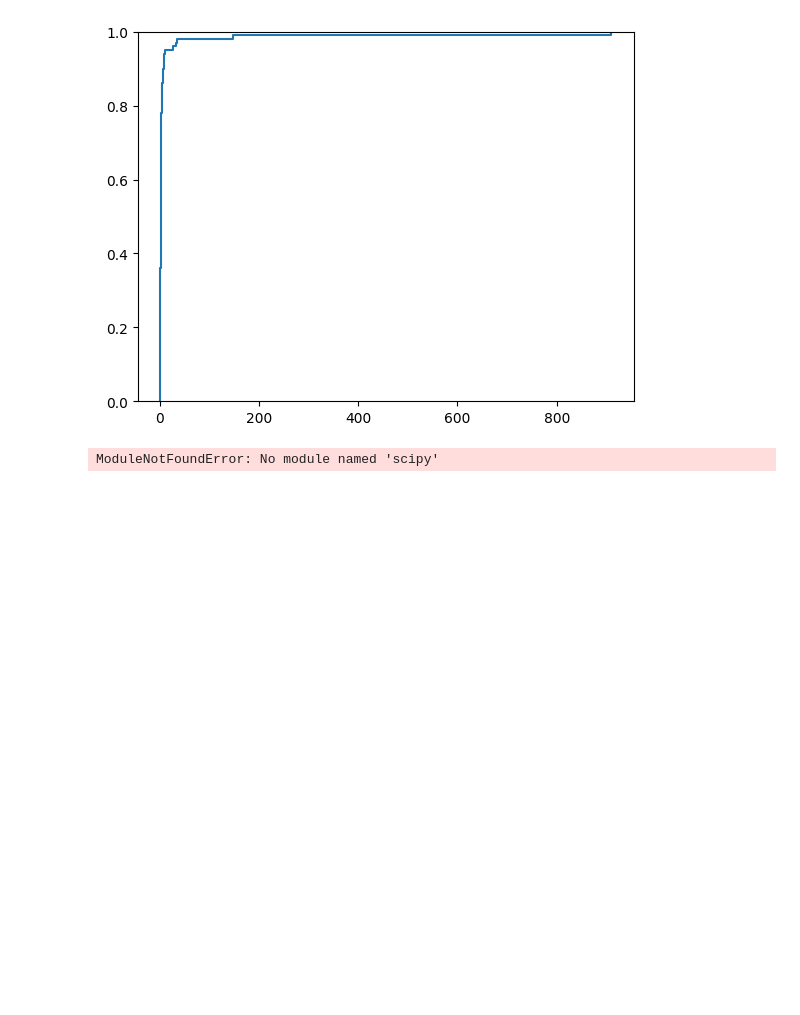
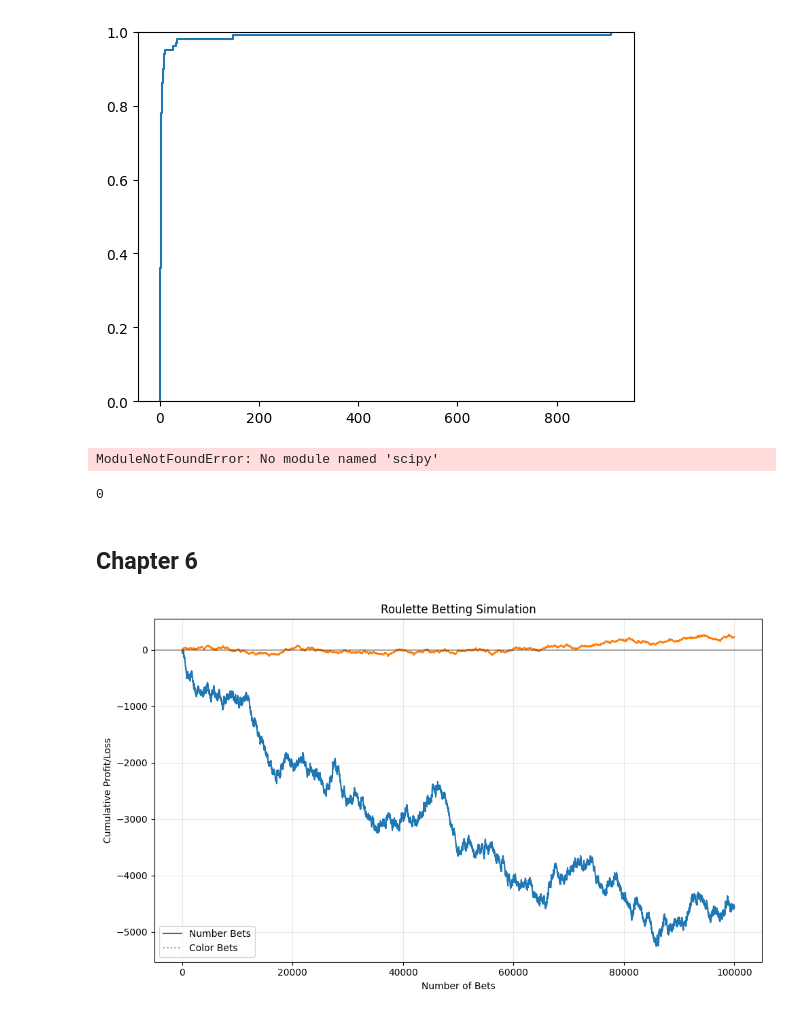
Before and after one commit to kevinhav/DATA605_discussion, a Jupyter notebook: week_5.ipynb, the cells around one changed output. Saved outputs shown, nothing was run; the diff lists cells and outputs as text; code cells hidden in the pictures; blank space fills up the shorter version.

Commit message:
added roulette function

```diff
--- a/week_5.ipynb
+++ b/week_5.ipynb
@@ -591,0 +598,4 @@ ModuleNotFoundError: No module named 'scipy'
+# %%
+print(r)
+# %% [output]
+0
@@ -591,0 +604,65 @@ ModuleNotFoundError: No module named 'scipy'
+# %% [markdown]
+## Chapter 6
+# %%
+# Exercise 4
+
+import random
+import matplotlib.pyplot as plt
+import numpy as np
+
+
+def roulette(n, payout=36):
+    bet = 1
+    num_net = payout - bet  # value of winning on the number
+    color_net = 2 - bet  # color bets pay 1:1 (double your money)
+
+    number_bets = []
+    color_bets = []
+
+    for _ in range(n):
+        number_bet = random.randint(1, 38)  # The bettor's number bet
+        color_bet = random.randint(
+            0, 1
+        )  # The bettor's color bet (0 for black, 1 for red)
+
+        number = random.randint(1, 38)  # The actual outcome number
+        color = random.randint(
+            0, 1
+        )  # The actual outcome color (0 for black, 1 for red)
+
+        # Calculate outcomes for number bet
+        if number_bet == number:
+            number_bets.append(num_net)
+        else:
+            number_bets.append(-bet)
+
+        # Calculate outcomes for color bet
+        if color_bet == color:
+            color_bets.append(color_net)
+        else:
+            color_bets.append(-bet)
+
+    # Calculate cumulative results for plotting
+    cumulative_number_bets = np.cumsum(number_bets)
+    cumulative_color_bets = np.cumsum(color_bets)
+
+    # Create the plot
+    plt.figure(figsize=(10, 6))
+    x = range(1, n + 1)
+    plt.plot(x, cumulative_number_bets, linestyle="-", label="Number Bets")
+    plt.plot(x, cumulative_color_bets, linestyle=":", label="Color Bets")
+
+    plt.axhline(y=0, color="black", linestyle="-", alpha=0.3)
+    plt.xlabel("Number of Bets")
+    plt.ylabel("Cumulative Profit/Loss")
+    plt.title("Roulette Betting Simulation")
+    plt.legend()
+    plt.grid(True, alpha=0.3)
+    plt.tight_layout()
+
+    return number_bets, color_bets
+
+
+number_results, color_results = roulette(100000)
+# %% [output]
+[figure, added]
```
Also changed, not shown: parts of 2 cells of this notebook.
